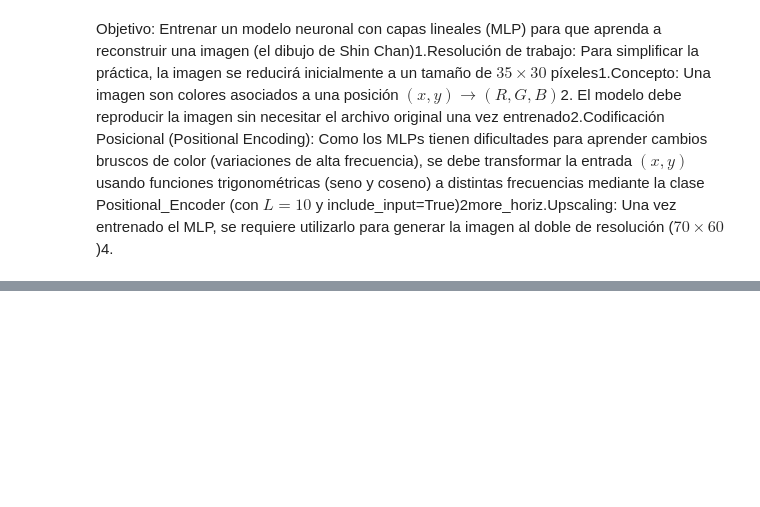
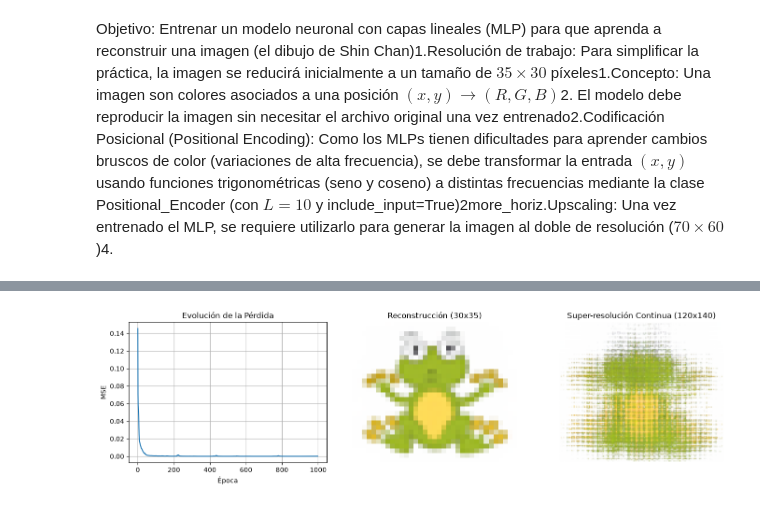
Before and after one commit to danielfernandezroldan2005/ai-programming-practices, a Jupyter notebook: PracticaDosRepaso.ipynb, the cells around one changed output, grey strips where cells are left out. Cells and saved outputs as stored; diff of their text form; code cells hidden in the pictures; blank space fills up the shorter version.

```diff
--- a/PracticaDosRepaso.ipynb
+++ b/PracticaDosRepaso.ipynb
@@ -87,12 +107,91 @@ class ImageMLP(nn.Module):
 # %%
+import torch
+import torch.nn as nn
+import matplotlib.pyplot as plt
+
+# 1. Configuración de ejecución
 device = torch.device("cuda")
 model = ImageMLP().to(device)
+encoder = encoder.to(device)
 
 loss_fn = nn.MSELoss()
-optimizer = torch.optim.Adam(model.parameters(), lr = 0.001)
+optimizer = torch.optim.Adam(model.parameters(), lr=0.001)
 
 epochs = 1000
 loss_history = []
 
+# 2. Bucle de entrenamiento (100% de los datos)
 for epoch in range(epochs):
     model.train()
+    total_epoch_loss = 0.0
+
+    for coords_batch, colors_batch in dataloader:
+        coords_batch = coords_batch.to(device)
+        colors_batch = colors_batch.to(device)
+
+        # Paso hacia adelante
+        encoded_coords = encoder(coords_batch)
+        predictions = model(encoded_coords)
+        loss = loss_fn(predictions, colors_batch)
+
+        # Retropropagación y optimización
+        optimizer.zero_grad()
+        loss.backward()
+        optimizer.step()
+
+        total_epoch_loss += loss.item() * coords_batch.size(0)
+
+    epoch_loss = total_epoch_loss / len(dataloader.dataset)
+    loss_history.append(epoch_loss)
+
+    if (epoch + 1) % 100 == 0:
+        print(f"Época [{epoch+1:4d}/{epochs}] - Loss MSE: {epoch_loss:.6f}")
+
+# 3. Evaluación y Reconstrucción
+model.eval()
+with torch.no_grad():
+    coords_eval = coordinates.to(device)
+    encoded_eval = encoder(coords_eval)
+    predicted_colors = model(encoded_eval)
+
+# height=30 (filas), width=35 (columnas)
+h_orig, w_orig = height, width
+recon_img = predicted_colors.cpu().reshape(h_orig, w_orig, 3).numpy().clip(0, 1)
+
+# 4. Upscaling continuo (4x: 120x140)
+scale = 4
+h_up, w_up = h_orig * scale, w_orig * scale
+
+y_up = torch.linspace(0, 1, steps=h_up)
+x_up = torch.linspace(0, 1, steps=w_up)
+grid_y_up, grid_x_up = torch.meshgrid(y_up, x_up, indexing='ij')
+coords_up = torch.stack([grid_y_up.flatten(), grid_x_up.flatten()], dim=1).to(device)
+
+with torch.no_grad():
+    encoded_up = encoder(coords_up)
+    predicted_up = model(encoded_up)
+    upscaled_img = predicted_up.cpu().reshape(h_up, w_up, 3).numpy().clip(0, 1)
+
+# 5. Visualización de resultados
+plt.figure(figsize=(14, 4))
+
+plt.subplot(1, 3, 1)
+plt.title("Evolución de la Pérdida")
+plt.plot(loss_history)
+plt.xlabel("Época")
+plt.ylabel("MSE")
+plt.grid(True)
+
+plt.subplot(1, 3, 2)
+plt.title(f"Reconstrucción ({h_orig}x{w_orig})")
+plt.imshow(recon_img)
+plt.axis("off")
+
+plt.subplot(1, 3, 3)
+plt.title(f"Super-resolución Continua ({h_up}x{w_up})")
+plt.imshow(upscaled_img)
+plt.axis("off")
+
+plt.tight_layout()
+plt.show()
+# %% [output]
@@ -98,0 +208 @@ for epoch in range(epochs):
+[figure, added]
```
Also changed, not shown: parts of 6 cells of this notebook, 1 other file.
